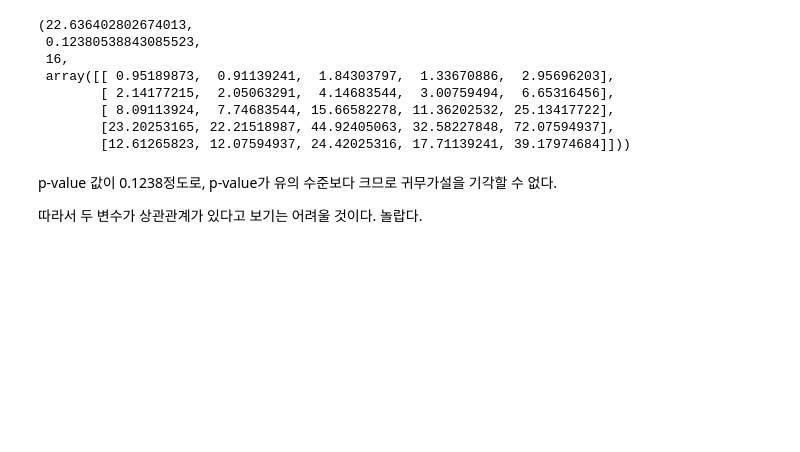
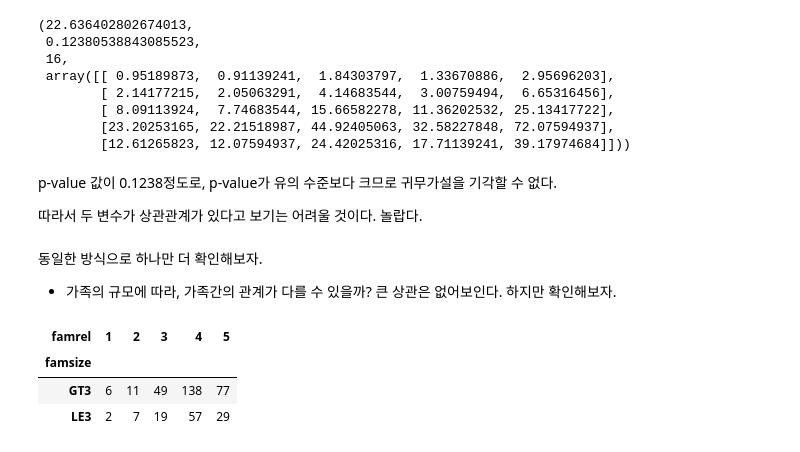
Before and after one commit to SeongwonTak/Data_Practices, a Jupyter notebook: EDA_Practice_SecondarySchoolStudent.ipynb, the cells around one changed output. Cells and saved outputs as stored; diff of their text form; code cells hidden in the pictures; blank space fills up the shorter version.

```diff
--- a/EDA_Practice_SecondarySchoolStudent.ipynb
+++ b/EDA_Practice_SecondarySchoolStudent.ipynb
@@ -238,3 +276,15 @@ stats.chi2_contingency(observed = table)
 p-value 값이 0.1238정도로, p-value가 유의 수준보다 크므로 귀무가설을 기각할 수 없다.
 
 따라서 두 변수가 상관관계가 있다고 보기는 어려울 것이다. 놀랍다.
+# %% [markdown]
+동일한 방식으로 하나만 더 확인해보자.
+- 가족의 규모에 따라, 가족간의 관계가 다를 수 있을까?
+큰 상관은 없어보인다. 하지만 확인해보자.
+# %%
+table2 = pd.crosstab(df.famsize, df.famrel)
+table2
+# %% [output]
+| famrel | 1 | 2 | 3 | 4 | 5 |
+| famsize |  |  |  |  |  |
+| GT3 | 6 | 11 | 49 | 138 | 77 |
+| LE3 | 2 | 7 | 19 | 57 | 29 |
```
Also changed, not shown: parts of 18 cells of this notebook.
